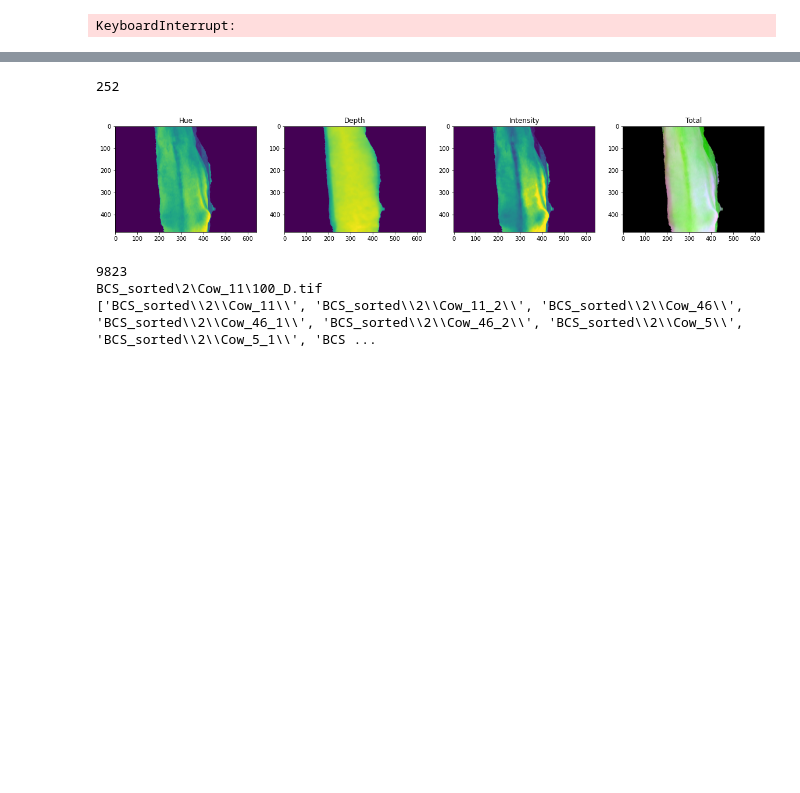
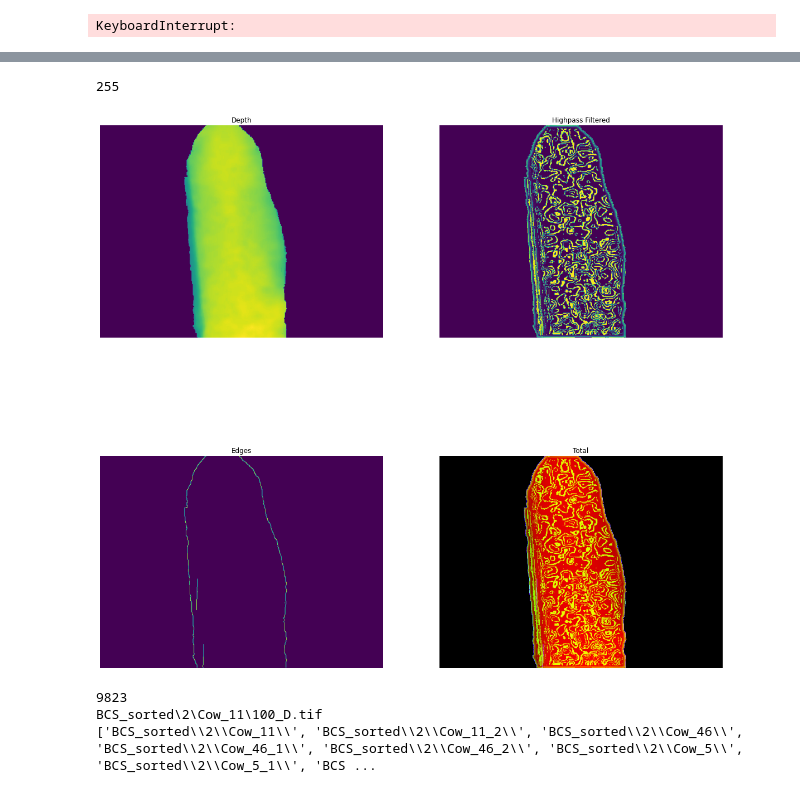
Before and after one commit to zwinkler/Automated-BCS, a Jupyter notebook: color_test.ipynb, the cells around one changed output, grey strips where cells are left out. Drawn from its saved outputs; the diff is of its cells as text; code cells hidden in the pictures; blank space fills up the shorter version.

Commit message:
Lots of changes, 1/31/2022. Added data augmentation and metrics

```diff
--- a/color_test.ipynb
+++ b/color_test.ipynb
@@ -181,28 +371,45 @@ hdu = fits.PrimaryHDU(np.zeros((640, 480, 3)))
 hdu.writeto('placeholder.fits', output_verify='silentfix', overwrite=True)
 # %%
 #print(np.max(img_HSV))
+import skimage.feature
+import numpy as np
+import os
+import skimage.exposure
+import skimage.morphology
+import numpy as np
+import matplotlib.pyplot as plt
+import imageio
+import glob
+import os
 
-img = (imageio.imread('BCS_aligned_sorted_HDV\\2\\Cow_11\\20_HDV.tif')).astype('uint8')
+img_depth, mask = image_preprocessing('10_21_data_aligned_filtered\Cow_46\\238_D.tif')
+img_depth = (img_depth/np.max(img_depth)*255).astype('uint8')
 
+
+img = (imageio.imread('BCS_aligned_sorted_DHE\\2\\Cow_46\\238_DHE.tif')).astype('uint8')
 plt.figure(figsize=(20,20))
-plt.subplot(1, 4, 1)
+plt.subplot(2, 2, 1)
 plt.imshow(img[:, :, 0])
-plt.title('Hue')
-plt.subplot(1, 4, 2)
+plt.title('Depth')
+plt.axis('off')
+plt.subplot(2, 2, 2)
 plt.imshow(img[:, :, 1])
-plt.title('Depth')
-plt.subplot(1, 4, 3)
+plt.title('Highpass Filtered')
+plt.axis('off')
+plt.subplot(2, 2, 3)
 plt.imshow(img[:, :, 2])
-plt.title('Intensity')
-plt.subplot(1, 4, 4)
+plt.title('Edges')
+plt.axis('off')
+plt.subplot(2, 2, 4)
 plt.imshow(img)
 plt.title('Total')
+plt.axis('off')
 
 print(np.max(img[:, :, 0]))
 #print(filenames_color[i][len('BCS_sorted_resized/4/'):-len(os.path.basename(filenames_color[i]))-1])
 # %% [output]
-252
+255
-[figure, old version]
+[figure, new version]
 # %%
 img = imageio.imread(filenames_total[4001])
 
```
Also changed, not shown: parts of 6 cells of this notebook, 4 other files.
